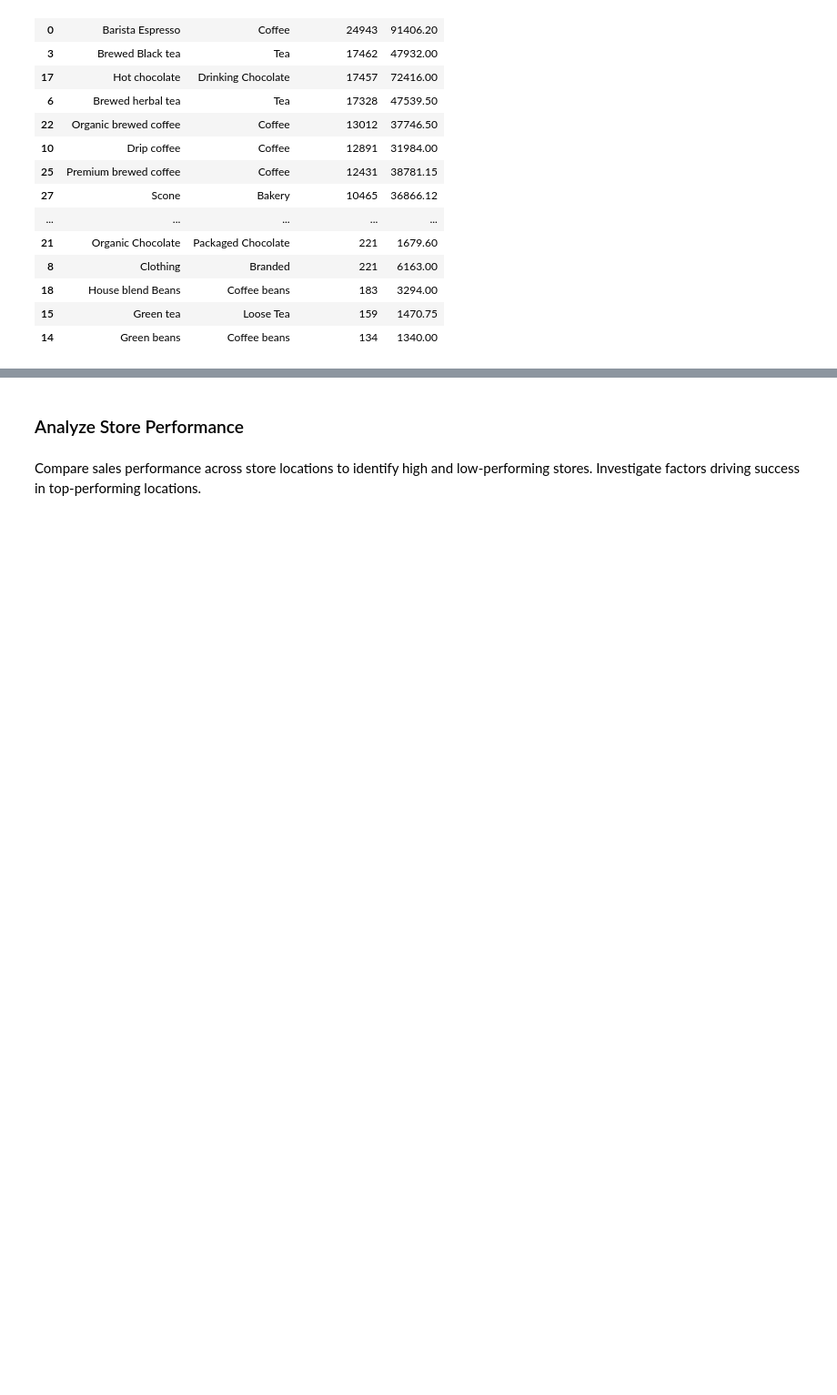
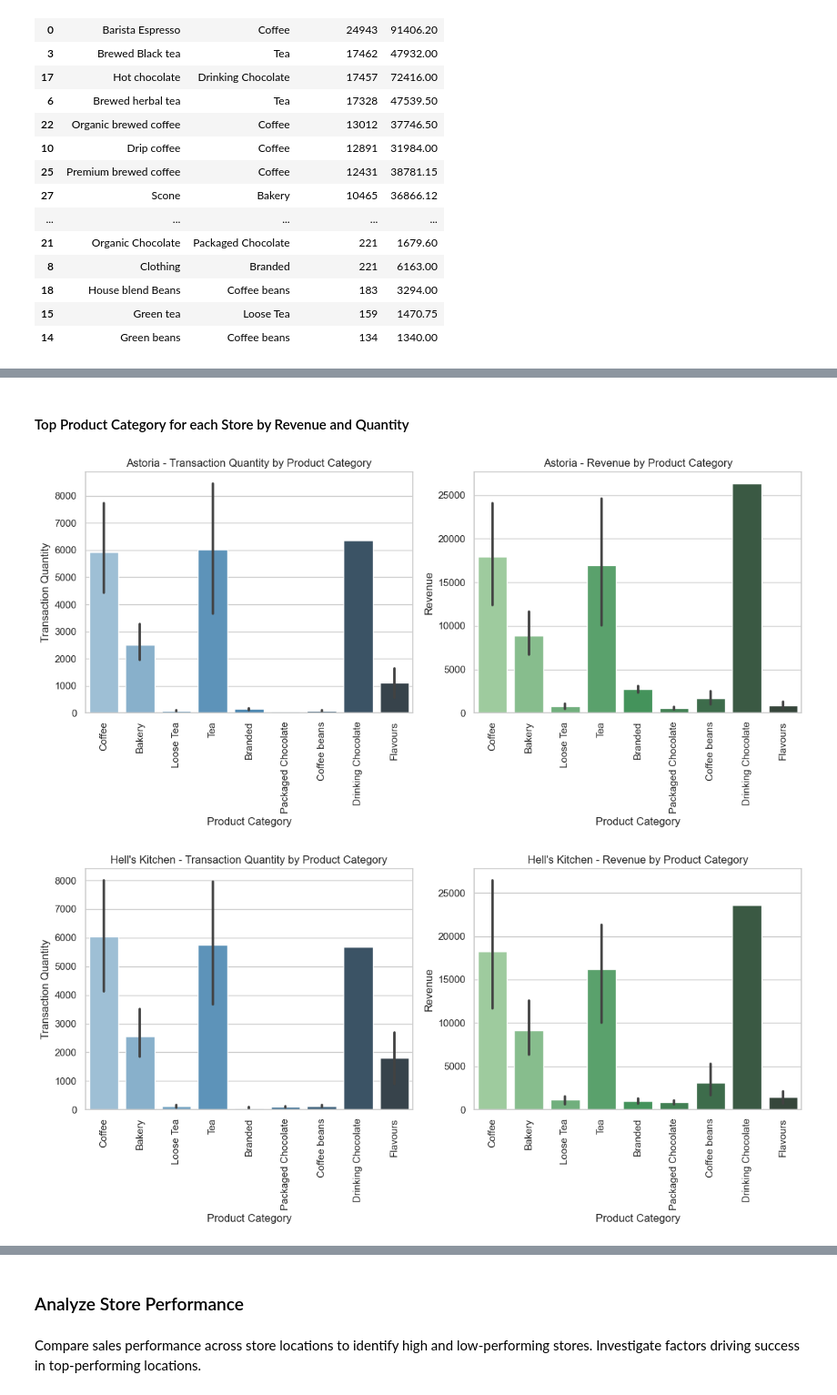
Before and after one commit to JinnOppa/Data-Analysis-Portfolio, a Jupyter notebook: coffee-shop-sales/project2.ipynb, the cells around one changed output, grey strips where cells are left out. Shown at 91% size. Saved outputs shown, nothing was run; the diff lists cells and outputs as text; code cells hidden in the pictures; blank space fills up the shorter version.

```diff
--- a/coffee-shop-sales/project2.ipynb
+++ b/coffee-shop-sales/project2.ipynb
@@ -262,0 +278,6 @@ top_products_by_quantity
+# %%
+# Group by store_location, product type, and product category to calculate total quantity and revenue
+store_product_sales = df.groupby(['store_location', 'product_type', 'product_category']).agg({
+    'transaction_qty': 'sum',
+    'revenue': 'sum'
+}).reset_index()
@@ -262,0 +288,7 @@ top_products_by_quantity
+# %%
+# Create a dictionary to hold a DataFrame for each store
+store_sales_dataframes = {}
+
+# Loop over each unique store and create a DataFrame for each
+for store in store_product_sales['store_location'].unique():
+    store_sales_dataframes[store] = store_product_sales[store_product_sales['store_location'] == store].reset_index(drop=True)
@@ -262,0 +427,32 @@ top_products_by_quantity
+# %% [markdown]
+#### Top Product Category for each Store by Revenue and Quantity
+# %%
+# Function to plot bar charts for each store
+def plot_store_sales(store_df, store_name):
+    plt.figure(figsize=(12, 6))
+
+    # Subplot for Transaction Quantity
+    plt.subplot(1, 2, 1)
+    sns.barplot(data=store_df, x='product_category', y='transaction_qty', palette='Blues_d')
+    plt.title(f'{store_name} - Transaction Quantity by Product Category')
+    plt.xticks(rotation=90)
+    plt.xlabel('Product Category')
+    plt.ylabel('Transaction Quantity')
+
+    # Subplot for Revenue
+    plt.subplot(1, 2, 2)
+    sns.barplot(data=store_df, x='product_category', y='revenue', palette='Greens_d')
+    plt.title(f'{store_name} - Revenue by Product Category')
+    plt.xticks(rotation=90)
+    plt.xlabel('Product Category')
+    plt.ylabel('Revenue')
+
+    plt.tight_layout()
+    plt.show()
+
+# Visualize each store's data using the above function
+for store_name, store_df in store_sales_dataframes.items():
+    plot_store_sales(store_df, store_name)
+# %% [output]
+[figure, added]
+[figure, added]
```
Also changed, not shown: parts of 62 cells of this notebook.
